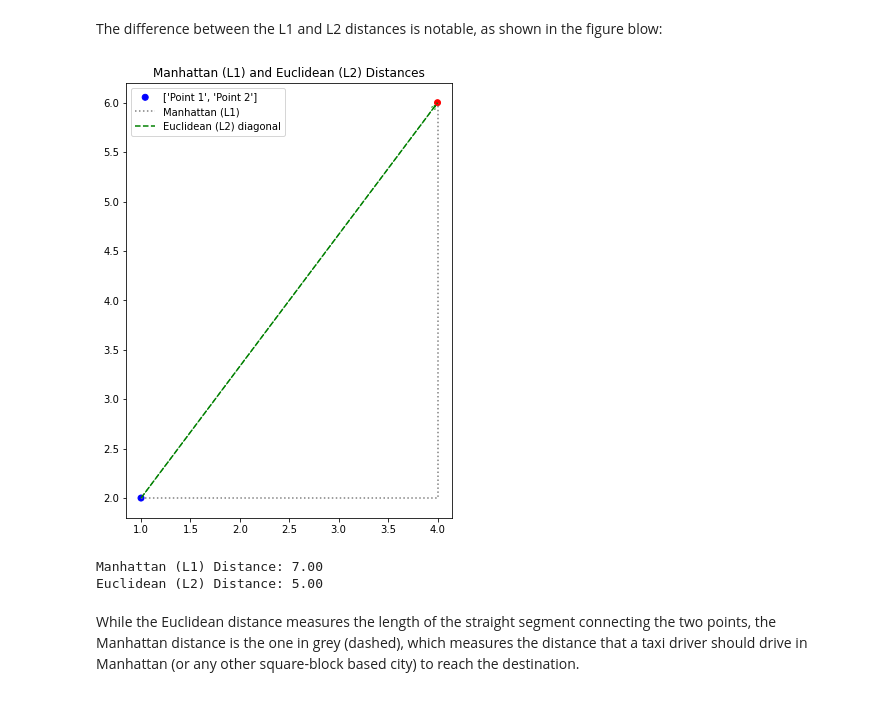
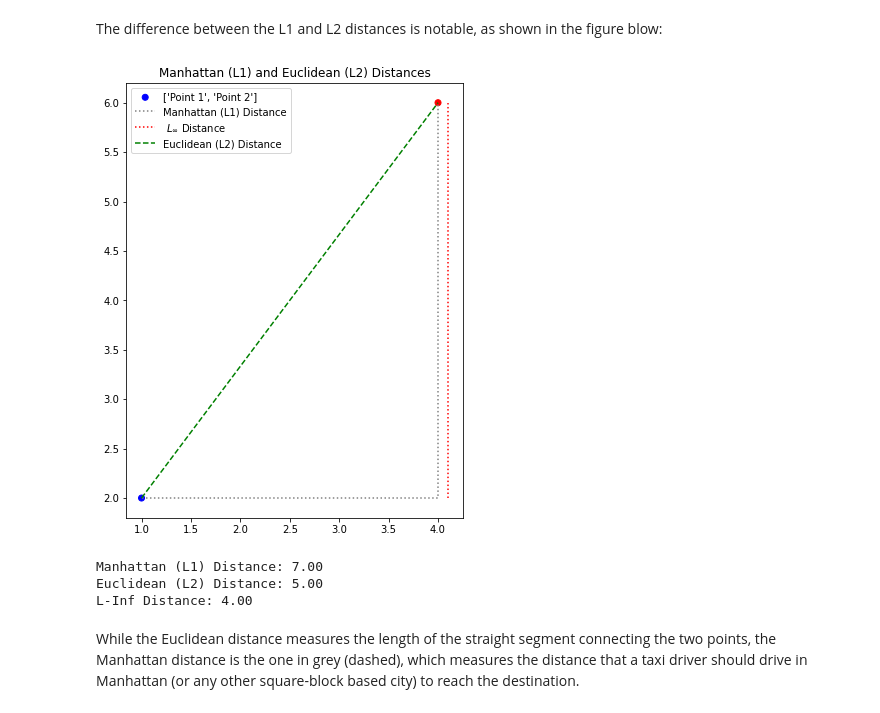
Before and after one commit to antoninofurnari/fadlecturenotes2425, a Jupyter notebook: lecturenotes/lectures/14_data_as_nd_points.ipynb, the cells around one changed output. Cells and saved outputs as stored; diff of their text form; code cells hidden in the pictures.

```diff
--- a/lecturenotes/lectures/14_data_as_nd_points.ipynb
+++ b/lecturenotes/lectures/14_data_as_nd_points.ipynb
@@ -163,41 +163,45 @@ point2 = np.array([4, 6])
 
 # Create a figure and axis
 fig, ax = plt.subplots(figsize=(8, 8))
 
 # Plot the points
 ax.scatter([point1[0], point2[0]], [point1[1], point2[1]], c=['blue', 'red'], label=['Point 1', 'Point 2'])
 
 # Connect the points with zig-zag lines for Manhattan (L1) distance
-ax.plot([point1[0], point2[0], point2[0]], [point1[1], point1[1], point2[1]], linestyle='dotted', color='gray', label='Manhattan (L1)')
+ax.plot([point1[0], point2[0], point2[0]], [point1[1], point1[1], point2[1]], linestyle='dotted', color='gray', label='Manhattan (L1) Distance')
+
+# Connect the points with L-inf distance
+ax.plot([point2[0]+0.1, point2[0]+0.1], [point1[1], point2[1]], linestyle='dotted', color='red', label=' $L_{\\infty}$ Distance')
 
 # Calculate Manhattan (L1) distance
 manhattan_distance = np.sum(np.abs(point2 - point1))
 
+inf_distance = np.max(np.abs(point2-point1))
+
 # Plot the diagonal (Euclidean distance)
-ax.plot([point1[0], point2[0]], [point1[1], point2[1]], linestyle='dashed', color='green', label='Euclidean (L2) diagonal')
+ax.plot([point1[0], point2[0]], [point1[1], point2[1]], linestyle='dashed', color='green', label='Euclidean (L2) Distance')
 
 # Calculate Euclidean (L2) distance
 euclidean_distance = np.linalg.norm(point2 - point1)
-
-# Plot the Euclidean (L2) distance as an arrow
-ax.annotate('', xy=point2, xytext=point1, arrowprops=dict(arrowstyle='->', color='green', linestyle='dotted'), label=f'Euclidean (L2): {euclidean_distance:.2f}')
 
 # Set equal aspect ratio
 ax.set_aspect('equal', adjustable='box')
 
 # Set labels and legend
 ax.set_title('Manhattan (L1) and Euclidean (L2) Distances')
 ax.legend()
 
 # Display the plot
 plt.show()
 
 print(f"Manhattan (L1) Distance: {manhattan_distance:.2f}")
 print(f"Euclidean (L2) Distance: {euclidean_distance:.2f}")
+print(f"L-Inf Distance: {inf_distance:.2f}")
 # %% [output]
-[figure, old version]
+[figure, new version]
 Manhattan (L1) Distance: 7.00
 Euclidean (L2) Distance: 5.00
+L-Inf Distance: 4.00
 # %% [markdown]
 While the Euclidean distance measures the length of the straight segment connecting the two points, the Manhattan distance is the one in grey (dashed), which measures the distance that a taxi driver should drive in Manhattan (or any other square-block based city) to reach the destination.
 # %% [markdown]
```
Also changed, not shown: parts of 3 cells of this notebook.
